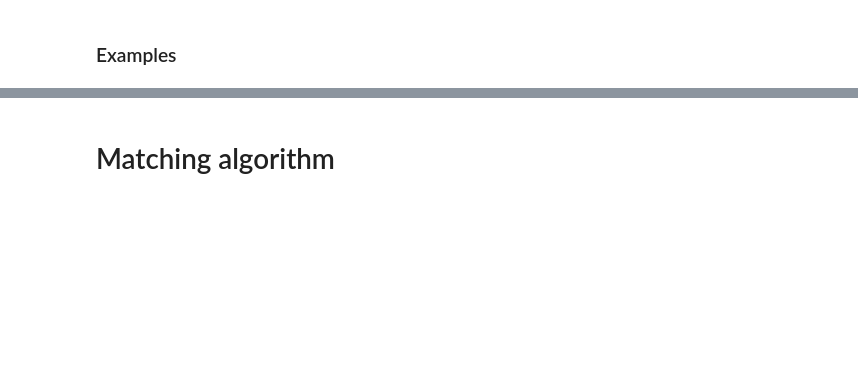
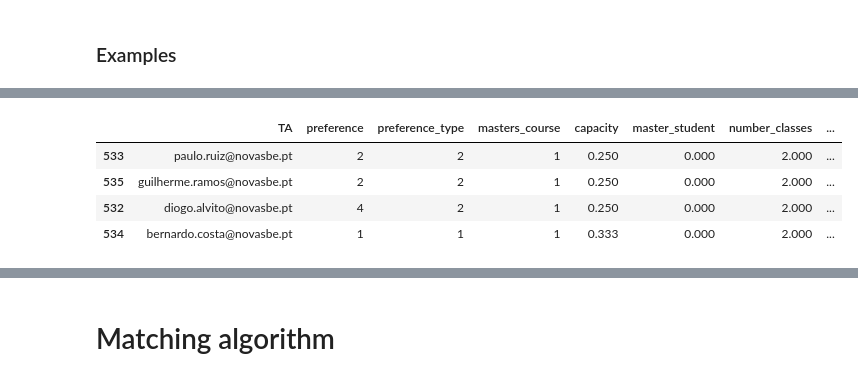
Before and after one commit to bforbesc/ta-allocation-app, a Jupyter notebook: ta_allocation_notebook.ipynb, the cells around one changed output, grey strips where cells are left out. Drawn from its saved outputs; the diff is of its cells as text; code cells hidden in the pictures; blank space fills up the shorter version.

```diff
--- a/ta_allocation_notebook.ipynb
+++ b/ta_allocation_notebook.ipynb
@@ -613,6 +835,12 @@ final_market[final_market.TA=="fabian.wassmann@novasbe.pt"].sort_values(by=['pre
 # %%
-final_market[final_market.course=='2866 || Work Project* || S1 || EN'].sort_values(by=['preference_type', 'preference'],ascending=[False,True]) # '1117 || Introdução à Microeconomia || S1 || EN'
-# final_market[final_market.course=="2597 || Advanced Data Analysis || S1 || EN"].sort_values(by=['preference_type', 'preference'],ascending=[False,True])
+# final_market[final_market.course=='2866 || Work Project* || S1 || EN'].sort_values(by=['preference_type', 'preference'],ascending=[False,True]) # '1117 || Introdução à Microeconomia || S1 || EN'
+final_market[final_market.course=="2597 || Advanced Data Analysis || S1 || EN"].sort_values(by=['preference_type', 'preference'],ascending=[False,True])
+# %% [output]
+|  | TA | preference | preference_type | masters_course | capacity | master_student | number_classes | ... |
+| 533 | paulo.ruiz@novasbe.pt | 2 | 2 | 1 | 0.250 | 0.000 | 2.000 | ... |
+| 535 | guilherme.ramos@novasbe.pt | 2 | 2 | 1 | 0.250 | 0.000 | 2.000 | ... |
+| 532 | diogo.alvito@novasbe.pt | 4 | 2 | 1 | 0.250 | 0.000 | 2.000 | ... |
+| 534 | bernardo.costa@novasbe.pt | 1 | 1 | 1 | 0.333 | 0.000 | 2.000 | ... |
 # %%
 # final_market[final_market.course=='1117 || Introdução à Microeconomia || S1 || EN'].sort_values(by=['preference', 'preference_type'],ascending=[True,True])
 # final_market[final_market.course=='1118 || Introdução à Macroeconomia || S1 || PT'].sort_values(by=['preference_type', 'preference'],ascending=[True,True])
```
Also changed, not shown: parts of 51 cells of this notebook, 1 other file.
